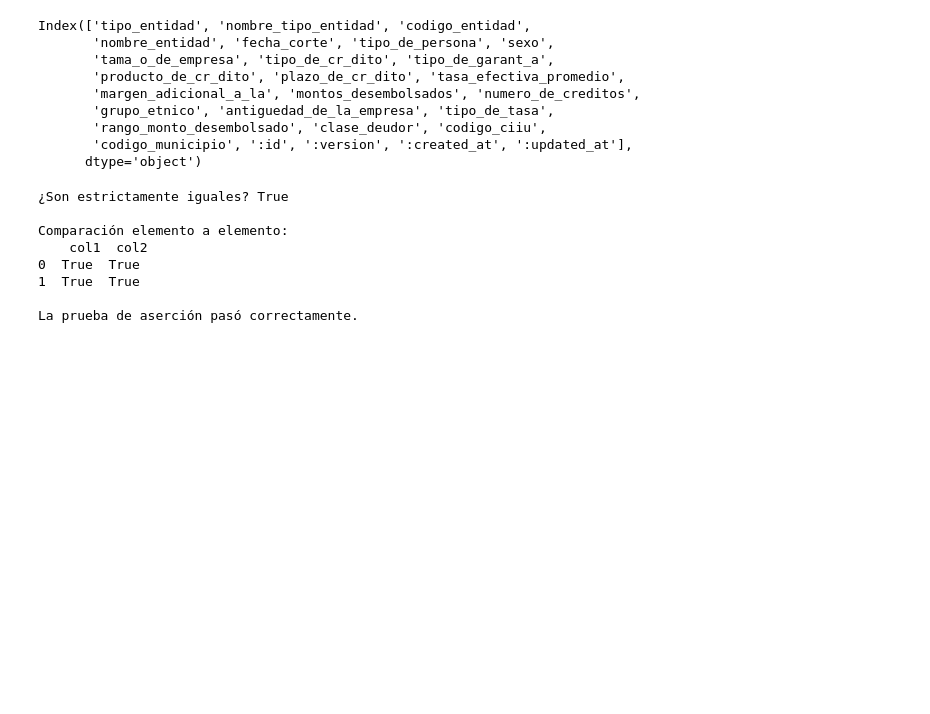
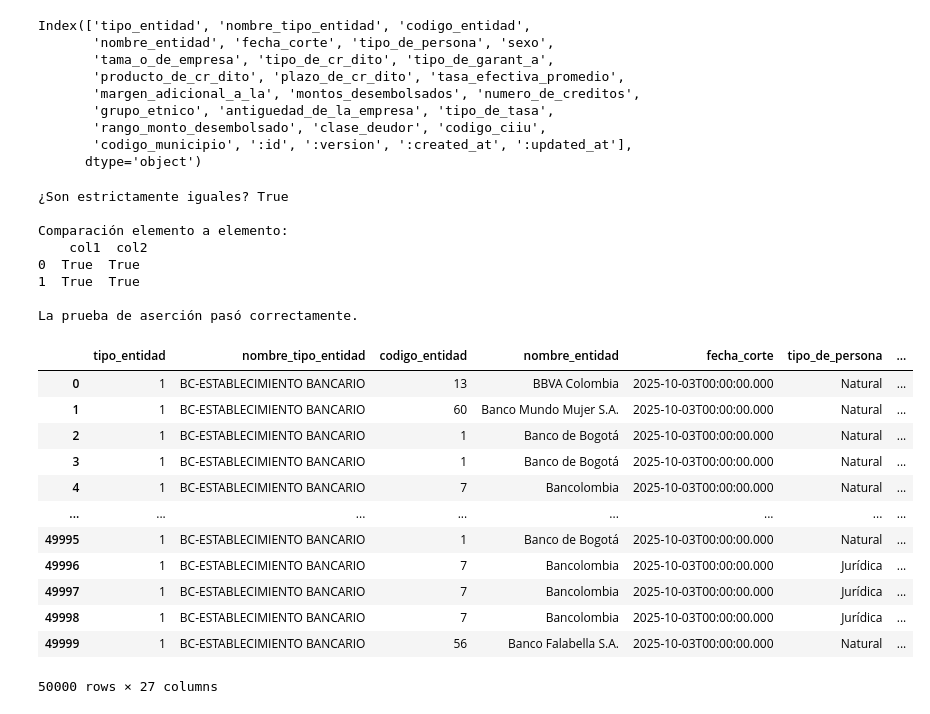
Before and after one commit to Jonkkeyler333/CrediTasas, a Jupyter notebook: notebooks/inspect.ipynb, the cells around one changed output. Cells and saved outputs as stored; diff of their text form; code cells hidden in the pictures; blank space fills up the shorter version.

```diff
--- a/notebooks/inspect.ipynb
+++ b/notebooks/inspect.ipynb
@@ -333,3 +333,21 @@ r1 = requests.get(url, params={"pageSize": 1, "pageNumber": 1, "app_token": toke
 
 print(f"Page 0 ID: {r0.json()[0][':id'] if r0.json() else 'Empty'}")
 print(f"Page 1 ID: {r1.json()[0][':id'] if r1.json() else 'Empty'}")
+# %%
+df = pd.read_parquet("C:\\Users\\keyle\\OneDrive\\Documentos\\GitHub\\CrediTasas\\data\\raw\\batch_1.parquet")
+# %%
+df
+# %% [output]
+|  | tipo_entidad | nombre_tipo_entidad | codigo_entidad | nombre_entidad | fecha_corte | tipo_de_persona | ... |
+| 0 | 1 | BC-ESTABLECIMIENTO BANCARIO | 13 | BBVA Colombia | 2025-10-03T00:00:00.000 | Natural | ... |
+| 1 | 1 | BC-ESTABLECIMIENTO BANCARIO | 60 | Banco Mundo Mujer S.A. | 2025-10-03T00:00:00.000 | Natural | ... |
+| 2 | 1 | BC-ESTABLECIMIENTO BANCARIO | 1 | Banco de Bogotá | 2025-10-03T00:00:00.000 | Natural | ... |
+| 3 | 1 | BC-ESTABLECIMIENTO BANCARIO | 1 | Banco de Bogotá | 2025-10-03T00:00:00.000 | Natural | ... |
+| 4 | 1 | BC-ESTABLECIMIENTO BANCARIO | 7 | Bancolombia | 2025-10-03T00:00:00.000 | Natural | ... |
+| ... | ... | ... | ... | ... | ... | ... | ... |
+| 49995 | 1 | BC-ESTABLECIMIENTO BANCARIO | 1 | Banco de Bogotá | 2025-10-03T00:00:00.000 | Natural | ... |
+| 49996 | 1 | BC-ESTABLECIMIENTO BANCARIO | 7 | Bancolombia | 2025-10-03T00:00:00.000 | Jurídica | ... |
+| 49997 | 1 | BC-ESTABLECIMIENTO BANCARIO | 7 | Bancolombia | 2025-10-03T00:00:00.000 | Jurídica | ... |
+| 49998 | 1 | BC-ESTABLECIMIENTO BANCARIO | 7 | Bancolombia | 2025-10-03T00:00:00.000 | Jurídica | ... |
+| 49999 | 1 | BC-ESTABLECIMIENTO BANCARIO | 56 | Banco Falabella S.A. | 2025-10-03T00:00:00.000 | Natural | ... |
+50000 rows × 27 columns
```
Also changed, not shown: parts of 2 cells of this notebook, 3 other files.
